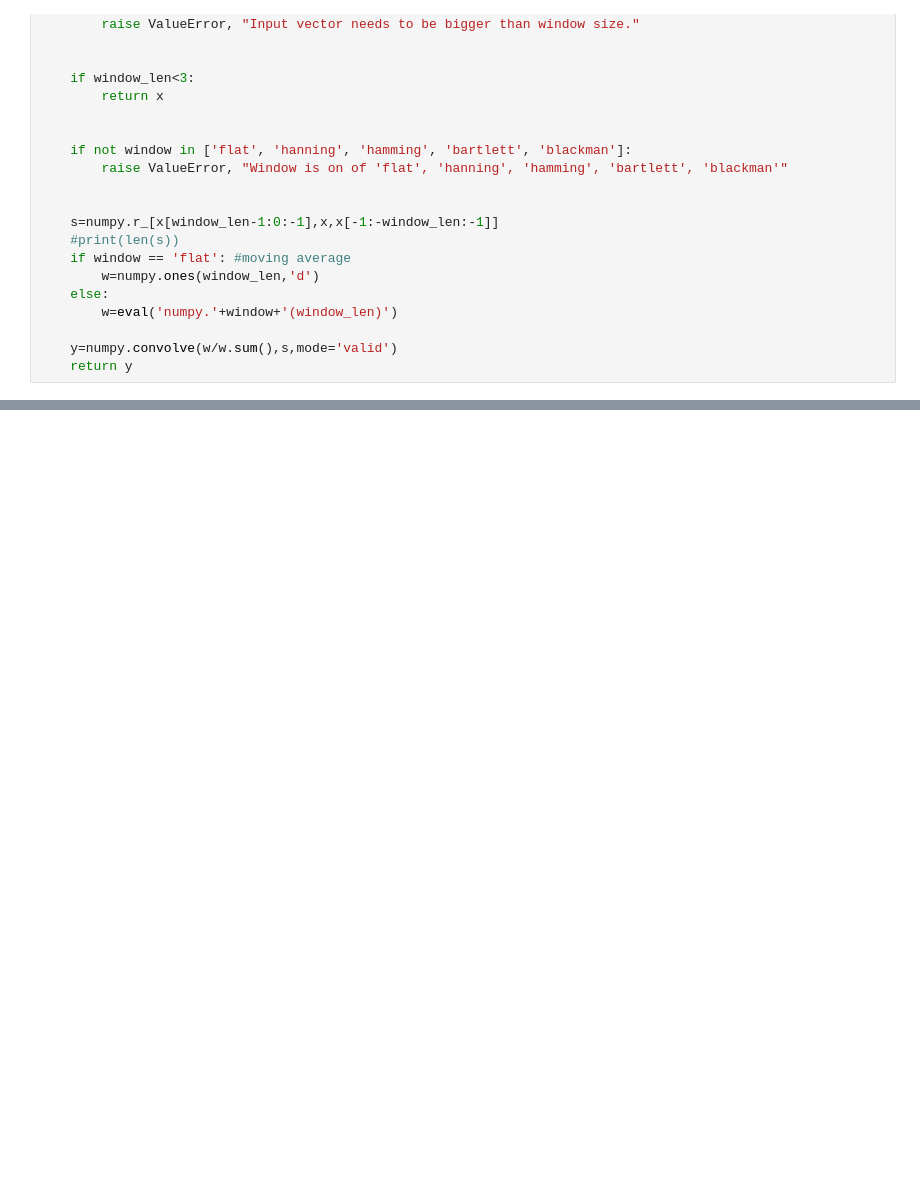
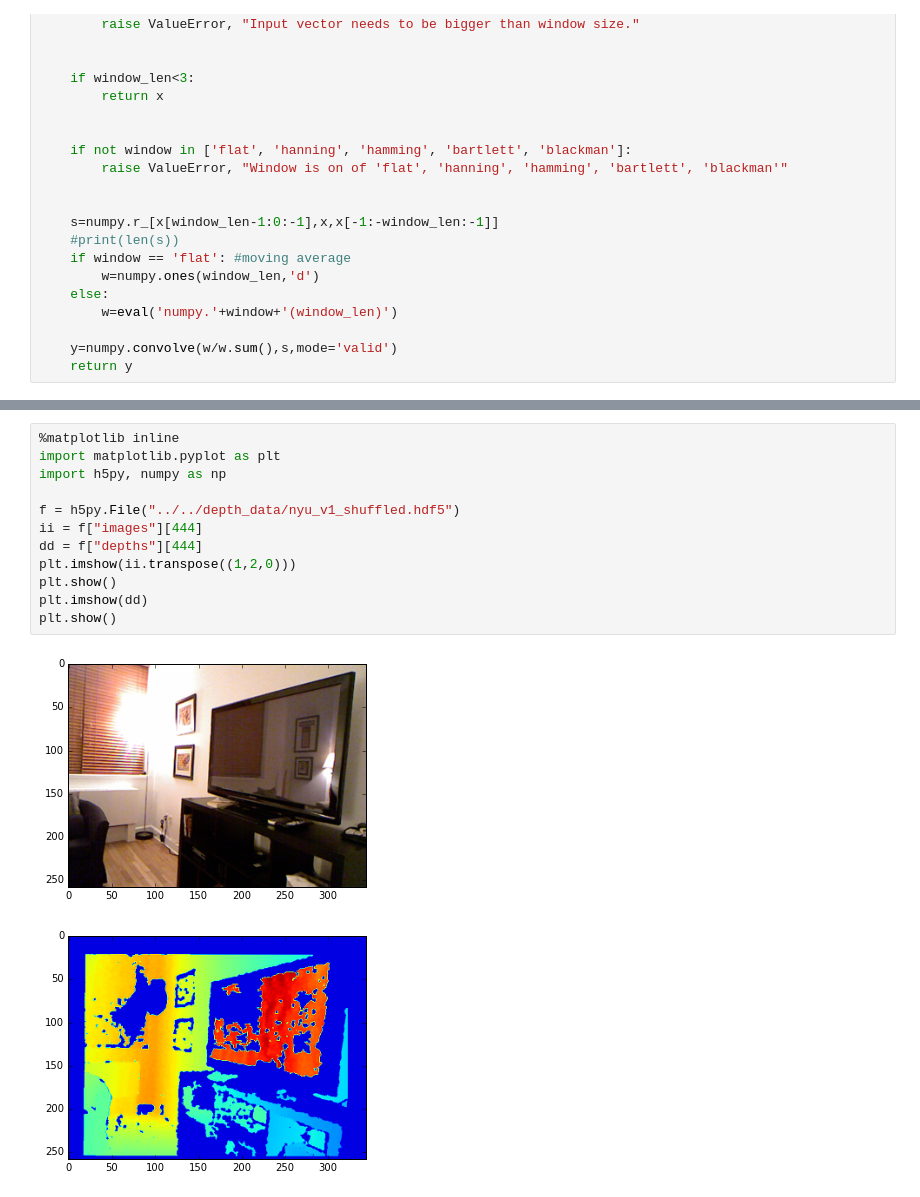
Before and after one commit to sebastian-schlecht/im2vol, a Jupyter notebook: experiments/infer.ipynb, the cells around one changed output, grey strips where cells are left out. Cells and saved outputs as stored; diff of their text form; blank space fills up the shorter version.

```diff
--- a/experiments/infer.ipynb
+++ b/experiments/infer.ipynb
@@ -134,0 +109,15 @@ plt.show()
+# %%
+%matplotlib inline
+import matplotlib.pyplot as plt
+import h5py, numpy as np
+
+f = h5py.File("../../depth_data/nyu_v1_shuffled.hdf5")
+ii = f["images"][444]
+dd = f["depths"][444]
+plt.imshow(ii.transpose((1,2,0)))
+plt.show()
+plt.imshow(dd)
+plt.show()
+# %% [output]
+[figure, added]
+[figure, added]
```
Also changed, not shown: parts of 2 cells of this notebook, 2 other files.
